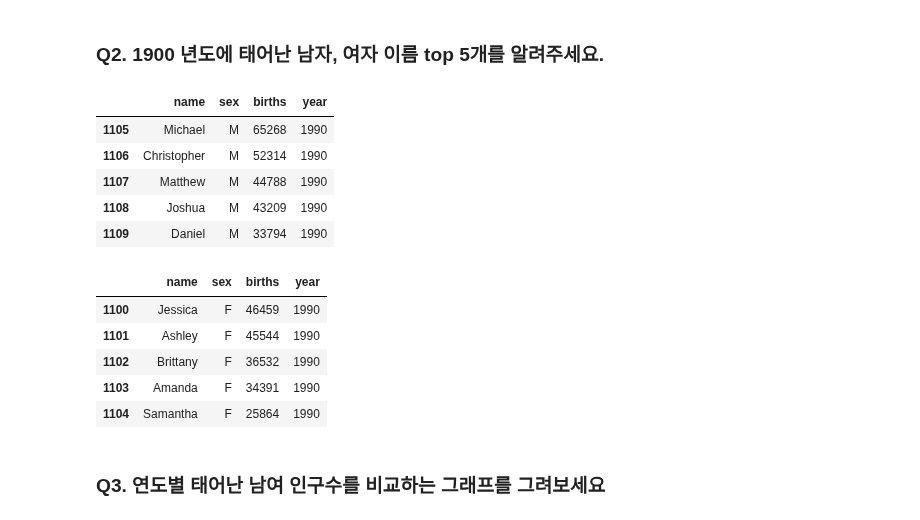
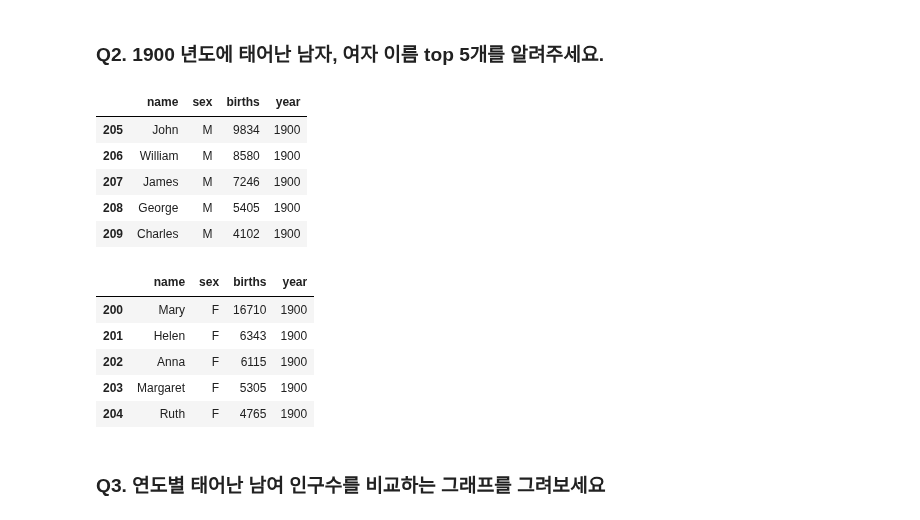
Before and after one commit to kcw0331/Environmental-Health-Big-Data-Analysis, a Jupyter notebook: 14주차/Test_python.ipynb, the cells around one changed output. Saved outputs shown, nothing was run; the diff lists cells and outputs as text; code cells hidden in the pictures.

```diff
--- a/14주차/Test_python.ipynb
+++ b/14주차/Test_python.ipynb
@@ -97,23 +97,23 @@ top5.reset_index(inplace=True, drop=True)
 boys = top5[top5.sex == 'M']
 girls = top5[top5.sex == 'F']
 # %%
-boys[boys.year == 1990]
+boys[boys.year == 1900]
 # %% [output]
 |  | name | sex | births | year |
-| 1105 | Michael | M | 65268 | 1990 |
-| 1106 | Christopher | M | 52314 | 1990 |
-| 1107 | Matthew | M | 44788 | 1990 |
-| 1108 | Joshua | M | 43209 | 1990 |
-| 1109 | Daniel | M | 33794 | 1990 |
+| 205 | John | M | 9834 | 1900 |
+| 206 | William | M | 8580 | 1900 |
+| 207 | James | M | 7246 | 1900 |
+| 208 | George | M | 5405 | 1900 |
+| 209 | Charles | M | 4102 | 1900 |
 # %%
-girls[girls.year == 1990]
+girls[girls.year == 1900]
 # %% [output]
 |  | name | sex | births | year |
-| 1100 | Jessica | F | 46459 | 1990 |
-| 1101 | Ashley | F | 45544 | 1990 |
-| 1102 | Brittany | F | 36532 | 1990 |
-| 1103 | Amanda | F | 34391 | 1990 |
-| 1104 | Samantha | F | 25864 | 1990 |
+| 200 | Mary | F | 16710 | 1900 |
+| 201 | Helen | F | 6343 | 1900 |
+| 202 | Anna | F | 6115 | 1900 |
+| 203 | Margaret | F | 5305 | 1900 |
+| 204 | Ruth | F | 4765 | 1900 |
 # %% [markdown]
 ### Q3. 연도별 태어난 남여 인구수를 비교하는 그래프를 그려보세요
 # %%
```
Also changed, not shown: parts of 3 cells of this notebook.
